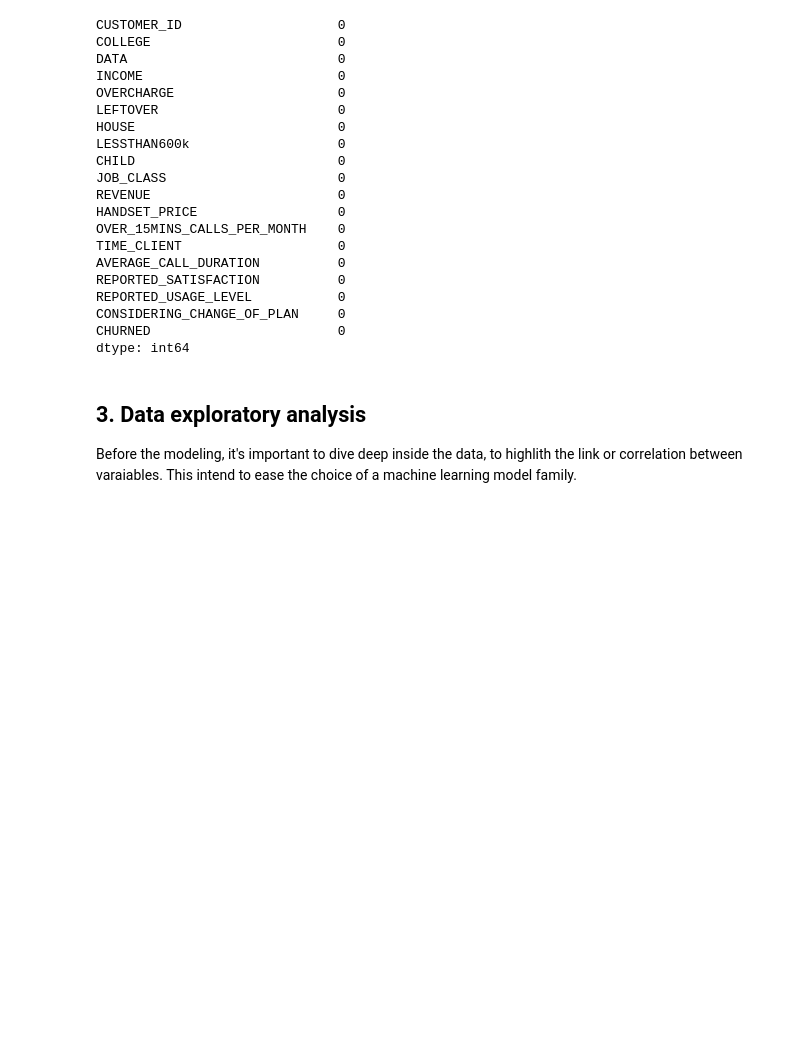
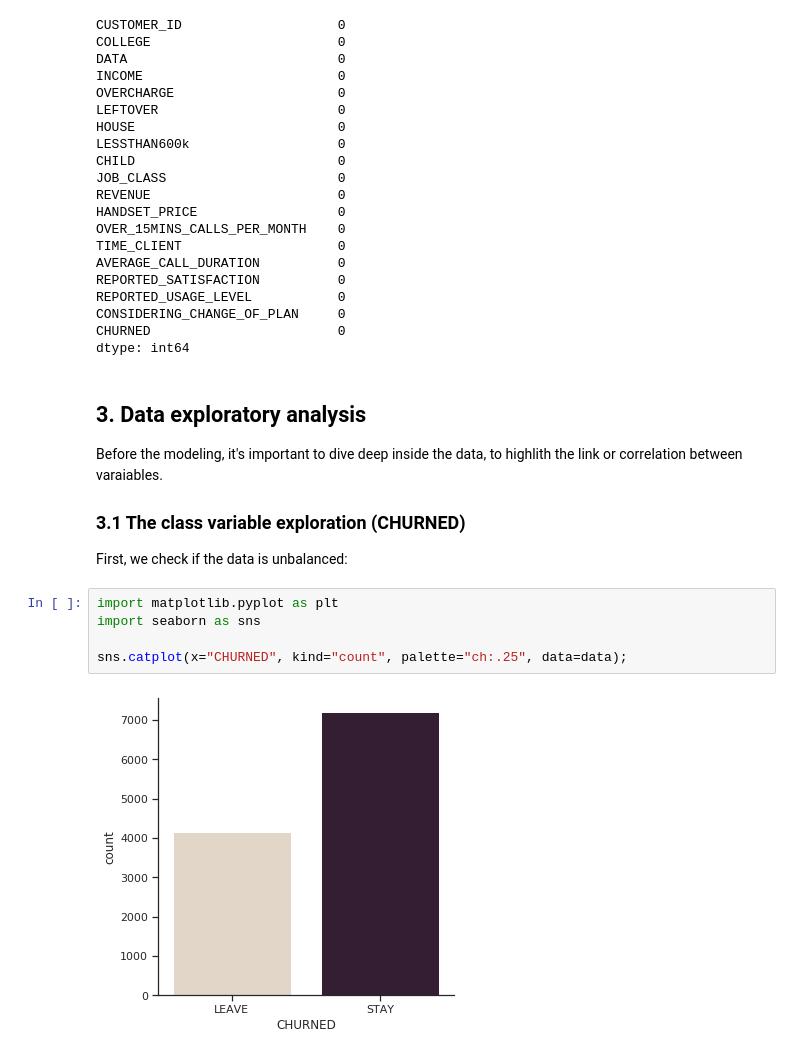
Before and after one commit to yvesEfangon/challenges, a Jupyter notebook: rexel/Report.ipynb, the cells around one changed output. Saved outputs shown, nothing was run; the diff lists cells and outputs as text; blank space fills up the shorter version.

Commit message:
Model building

```diff
--- a/rexel/Report.ipynb
+++ b/rexel/Report.ipynb
@@ -180,7 +180,17 @@ CONSIDERING_CHANGE_OF_PLAN     0
 CHURNED                        0
 dtype: int64
 # %% [markdown]
-## 3. Data exploratory analysis
+## 3. __Data exploratory analysis__
 
 Before the modeling, it's important to dive deep inside the data, to highlith the link or correlation between varaiables.
-This intend to ease the choice of a machine learning model family.
+
+### 3.1 The class variable exploration (CHURNED)
+
+First, we check if the data is unbalanced:
+# %%
+import matplotlib.pyplot as plt
+import seaborn as sns
+
+sns.catplot(x="CHURNED", kind="count", palette="ch:.25", data=data);
+# %% [output]
+[figure, added]
```
Also changed, not shown: parts of 34 cells of this notebook.
